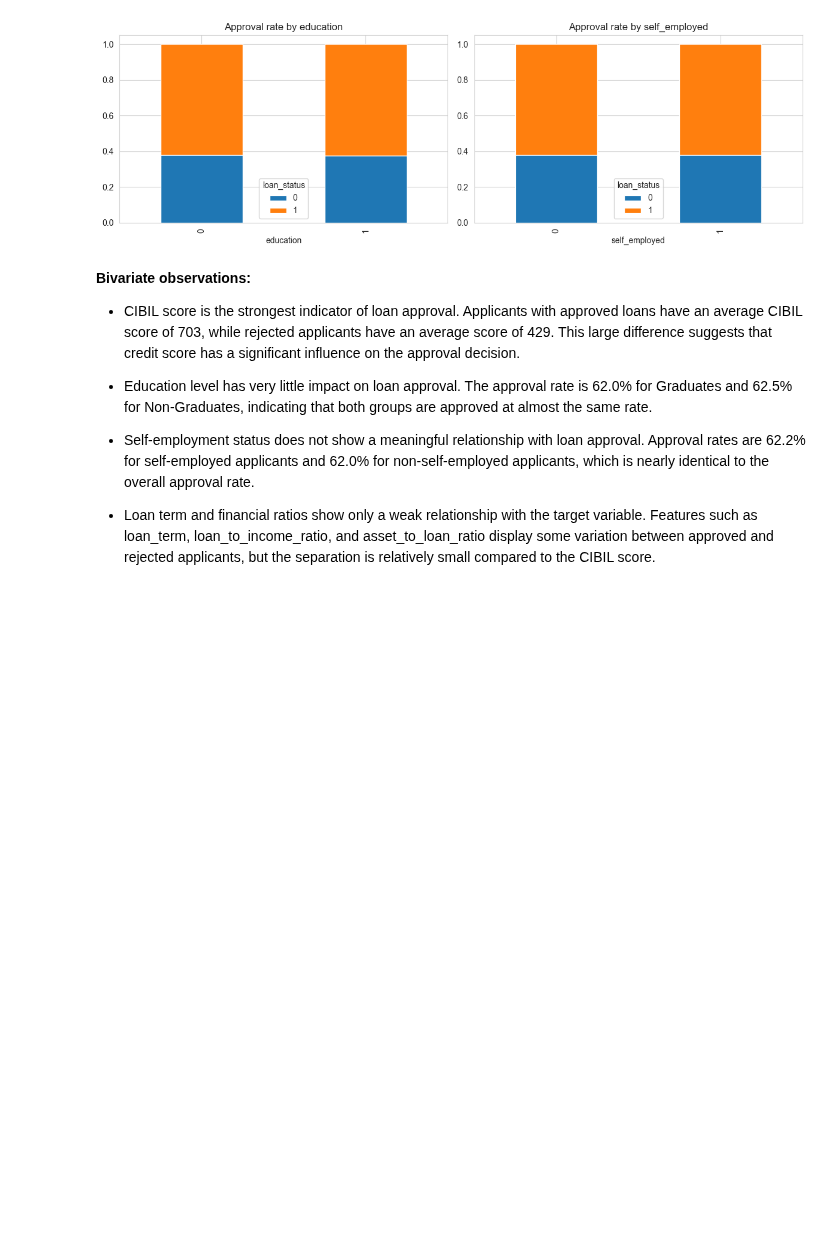
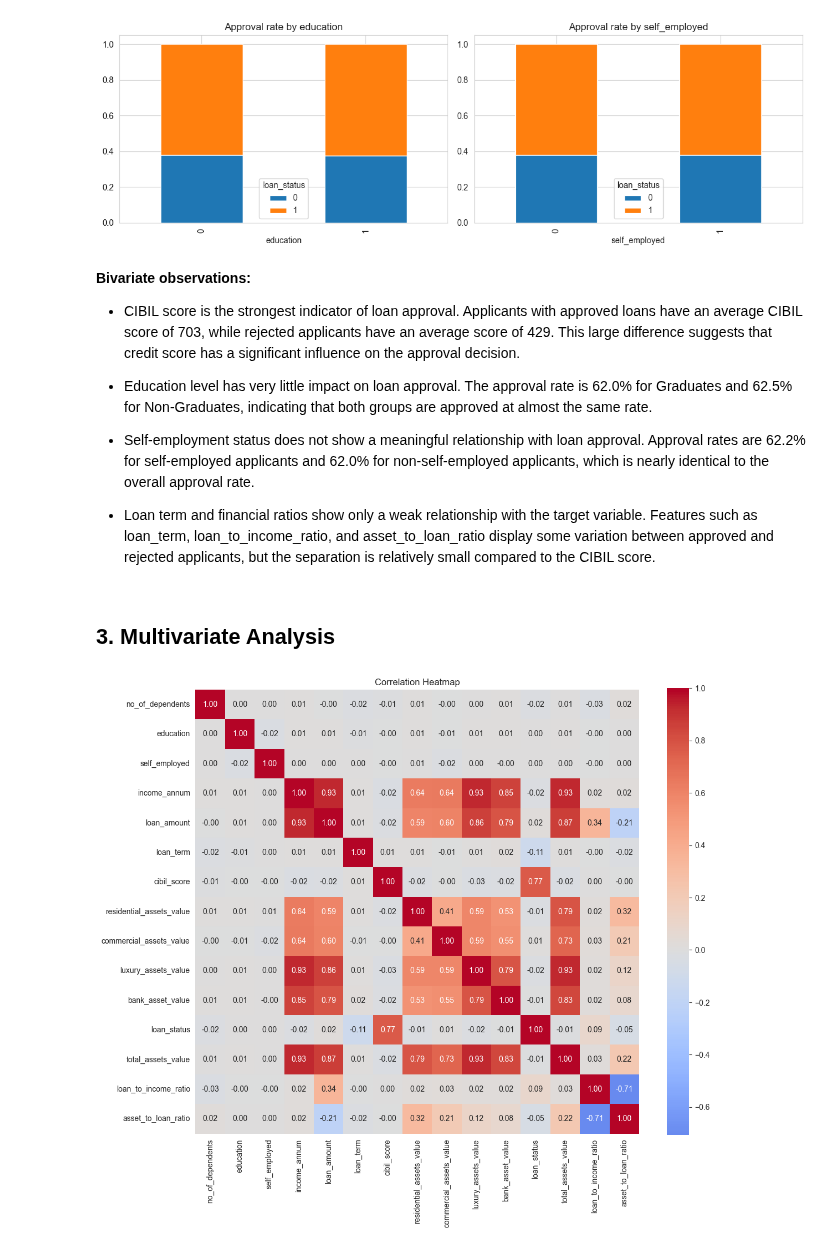
Before and after one commit to nirojthapa11/loan-approval-prediction, a Jupyter notebook: notebooks/03_eda_feature_selection.ipynb, the cells around one changed output. Saved outputs shown, nothing was run; the diff lists cells and outputs as text; code cells hidden in the pictures; blank space fills up the shorter version.

Commit message:
Add multivariate analysis

```diff
--- a/notebooks/03_eda_feature_selection.ipynb
+++ b/notebooks/03_eda_feature_selection.ipynb
@@ -108,3 +108,15 @@ plt.show()
 - Self-employment status does not show a meaningful relationship with loan approval. Approval rates are 62.2% for self-employed applicants and 62.0% for non-self-employed applicants, which is nearly identical to the overall approval rate.
 
 - Loan term and financial ratios show only a weak relationship with the target variable. Features such as loan_term, loan_to_income_ratio, and asset_to_loan_ratio display some variation between approved and rejected applicants, but the separation is relatively small compared to the CIBIL score.
+# %% [markdown]
+## 3. Multivariate Analysis
+# %%
+plt.figure(figsize=(12, 10))
+corr_matrix = df.select_dtypes(include="number").corr()
+sns.heatmap(corr_matrix, annot=True, fmt=".2f", cmap="coolwarm", center=0, square=True)
+plt.title("Correlation Heatmap")
+plt.tight_layout()
+plt.savefig("../images/day3_correlation_heatmap.png", dpi=100)
+plt.show()
+# %% [output]
+[figure, added]
```
Also changed, not shown: parts of 7 cells of this notebook, 2 other files.
